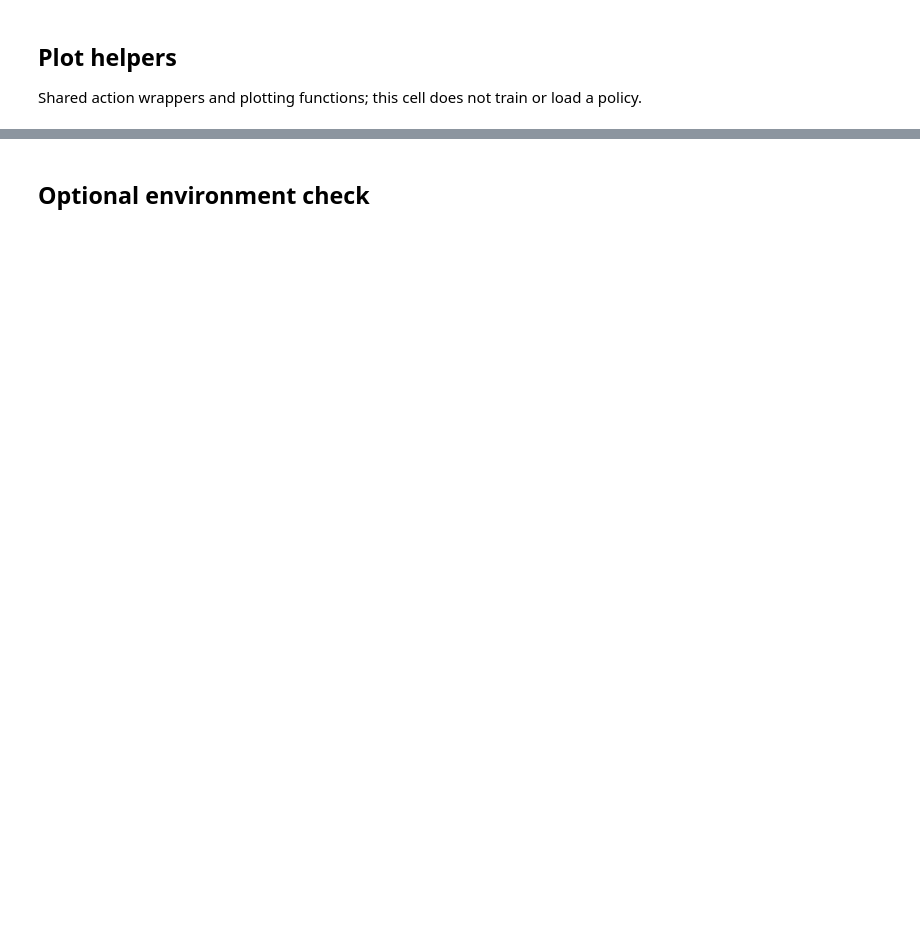
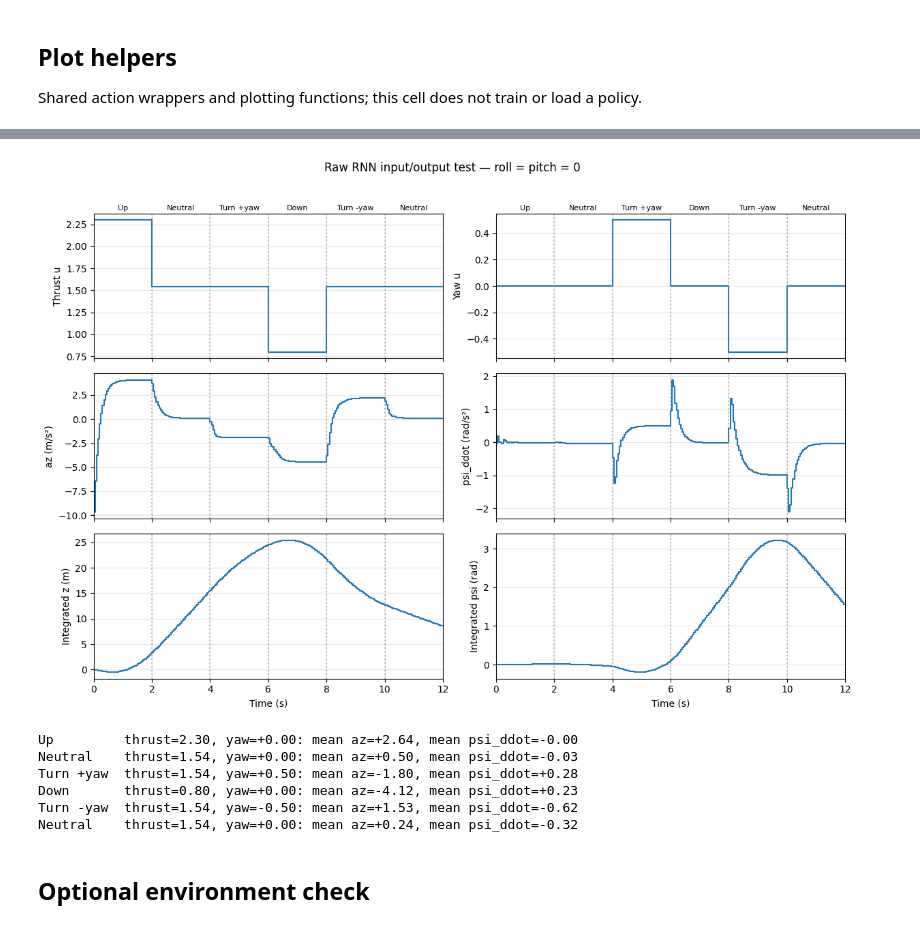
Before and after one commit to Rayan76q/EI-DATA-DRIVEN-CONTROL, a Jupyter notebook: src/policy/notebooks/rl_z_angles.ipynb, the cells around one changed output, grey strips where cells are left out. Cells and saved outputs as stored; diff of their text form; code cells hidden in the pictures; blank space fills up the shorter version.

Commit message:
z + angle

```diff
--- a/src/policy/notebooks/rl_z_angles.ipynb
+++ b/src/policy/notebooks/rl_z_angles.ipynb
@@ -120,8 +109,8 @@ memory. Each environment keeps its own recurrent hidden state.
 # %%
 model_path = PROJECT_ROOT / "src" / "model" / "checkpoints" / (
-    "rnn_model_z_and_angles" if RNN_VARIANT == "z_angles" else "rnn_z"
+    "rnn_model_thrust_speeds.pt" if RNN_VARIANT == "thrust_speeds" else "rnn_z"
 )
-acceleration_rnn = load_rnn_model(model_path, head_activation="tanh")
+acceleration_rnn = load_rnn_model(model_path)
 
 print("Model:", model_path)
 print("Load: all checkpoint weights matched")
@@ -349,3 +291,58 @@ show_result("Collective-only 2 m heuristic", make_collective_heuristic(),
+# %%
+# (phase name, thrust, yaw); roll and pitch always remain zero.
+io_phases = [
+    ("Up", 2.3, 0.0),
+    ("Neutral", 1.54, 0.0),
+    ("Turn +yaw", 1.54, 0.5),
+    ("Down", 0.8, 0.0),
+    ("Turn -yaw", 1.54, -0.5),
+    ("Neutral", 1.54, 0.0),
+]
+phase_seconds, dt = 2.0, PARAMS.dt
+phase_steps = round(phase_seconds / dt)
+io_commands = np.repeat(np.array([phase[1:] for phase in io_phases], dtype=np.float32), phase_steps, axis=0)
+io_inputs = np.zeros((len(io_commands), 4), dtype=np.float32)
+io_inputs[:, [0, 3]] = io_commands  # [thrust, roll=0, pitch=0, yaw]
+scale = np.where(PARAMS.sigma_u == 0, 1.0, PARAMS.sigma_u)
+with torch.no_grad():
+    io_prediction, _ = acceleration_rnn(torch.from_numpy((io_inputs - PARAMS.mean_u) / scale)[None], None)
+io_acceleration = io_prediction[0].numpy() * [PARAMS.sigma_az, PARAMS.sigma_wz_dot] + [PARAMS.mean_az, PARAMS.mean_wz_dot]
+io_velocity = np.cumsum(io_acceleration, axis=0) * dt
+io_position = np.cumsum(io_velocity, axis=0) * dt
+io_t = (np.arange(len(io_commands)) + 1) * dt
+
+io_fig, io_axes = plt.subplots(3, 2, figsize=(12, 8), sharex=True)
+io_series = [io_commands[:, 0], io_commands[:, 1], io_acceleration[:, 0],
+             io_acceleration[:, 1], io_position[:, 0], io_position[:, 1]]
+io_labels = ["Thrust u", "Yaw u", "az (m/s²)", "psi_ddot (rad/s²)", "Integrated z (m)", "Integrated psi (rad)"]
+for ax, values, label in zip(io_axes.flat, io_series, io_labels):
+    ax.step(io_t, values, where="pre")
+    ax.set_ylabel(label)
+    ax.grid(alpha=0.3)
+    for i, (name, _, _) in enumerate(io_phases):
+        ax.axvline(i * phase_seconds, color="grey", linestyle=":", alpha=0.5)
+        if ax in io_axes[0]:
+            ax.text((i + 0.5) * phase_seconds, 1.02, name, ha="center", fontsize=8, transform=ax.get_xaxis_transform())
+for ax in io_axes[-1]:
+    ax.set(xlabel="Time (s)", xlim=(0, io_t[-1]))
+io_fig.suptitle("Raw RNN input/output test — roll = pitch = 0", y=1.02)
+io_fig.tight_layout()
+IO_DIR = RUN_DIR / "heuristic_io"
+IO_DIR.mkdir(parents=True, exist_ok=True)
+io_fig.savefig(IO_DIR / "input_output.png", dpi=150, bbox_inches="tight")
+np.savez(IO_DIR / "input_output.npz", t=io_t, inputs=io_inputs, acceleration=io_acceleration, velocity=io_velocity, position=io_position)
+plt.show()
+for i, (name, thrust, yaw) in enumerate(io_phases):
+    az, psi_ddot = io_acceleration[i * phase_steps:(i + 1) * phase_steps].mean(axis=0)
+    print(f"{name:10s} thrust={thrust:.2f}, yaw={yaw:+.2f}: mean az={az:+.2f}, mean psi_ddot={psi_ddot:+.2f}")
+# %% [output]
+[figure, added]
+Up         thrust=2.30, yaw=+0.00: mean az=+2.64, mean psi_ddot=-0.00
+Neutral    thrust=1.54, yaw=+0.00: mean az=+0.50, mean psi_ddot=-0.03
+Turn +yaw  thrust=1.54, yaw=+0.50: mean az=-1.80, mean psi_ddot=+0.28
+Down       thrust=0.80, yaw=+0.00: mean az=-4.12, mean psi_ddot=+0.23
+Turn -yaw  thrust=1.54, yaw=-0.50: mean az=+1.53, mean psi_ddot=-0.62
+Neutral    thrust=1.54, yaw=+0.00: mean az=+0.24, mean psi_ddot=-0.32
 # %% [markdown]
 ## Optional environment check
 # %%
```
Also changed, not shown: parts of 31 cells of this notebook, 14 other files.
